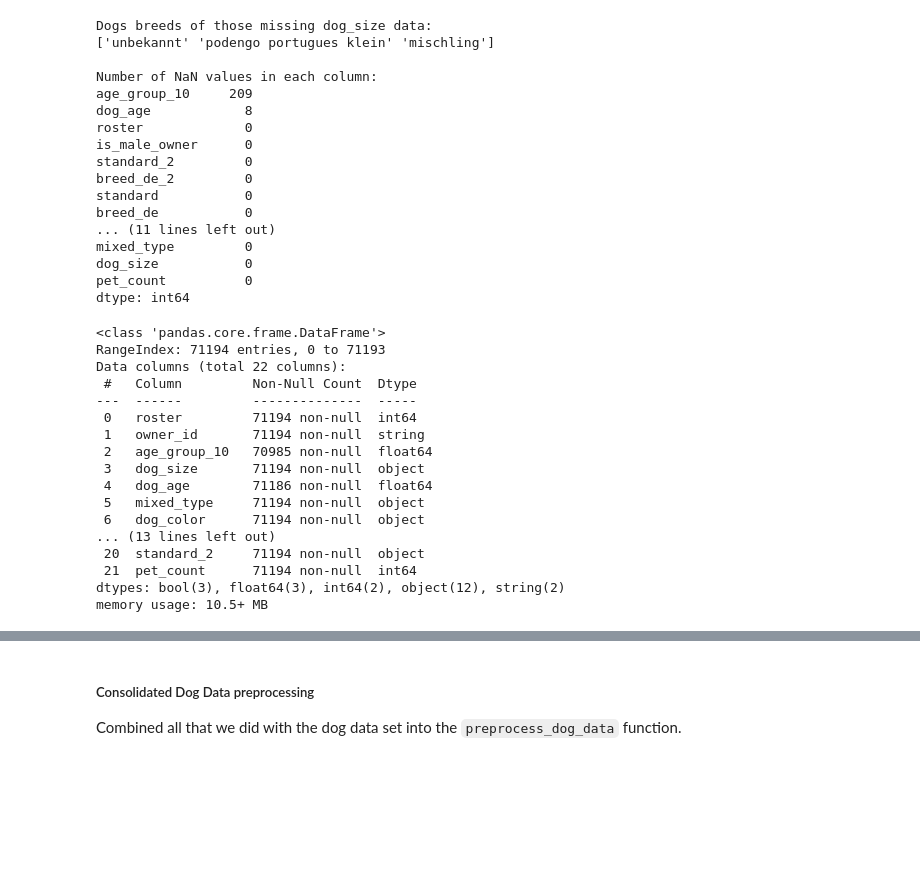
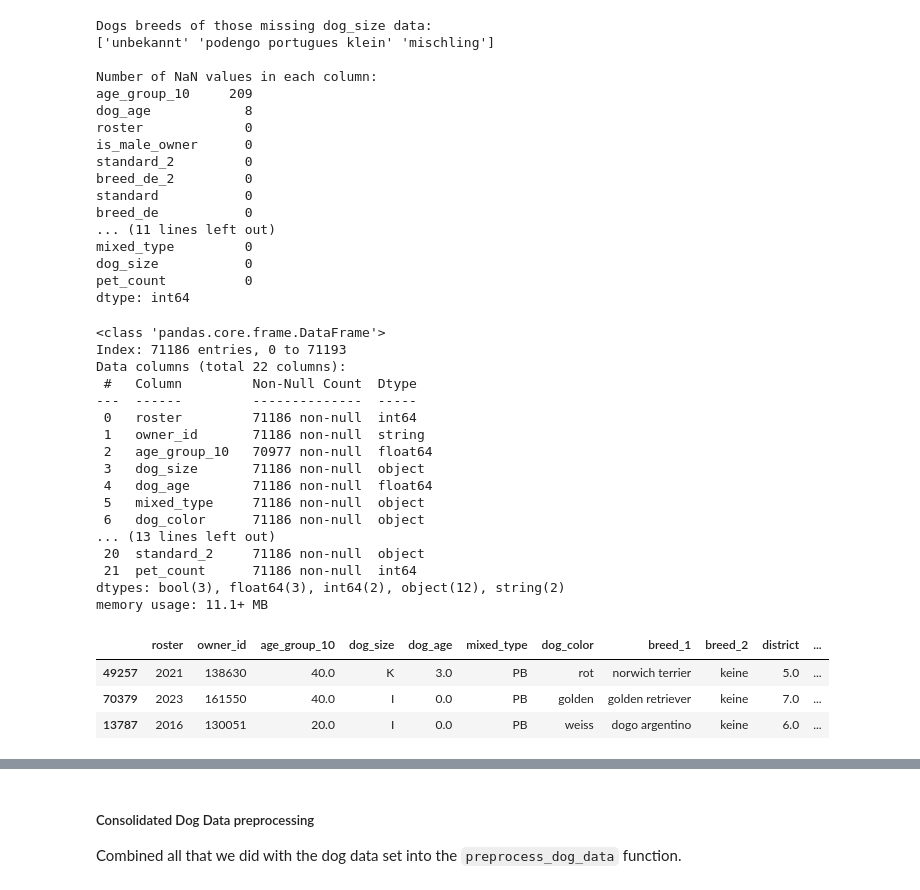
Before and after one commit to jonnross88/WhoLetThePuppiesIn, a Jupyter notebook: notebooks/02_data_wrangling.ipynb, the cells around one changed output, grey strips where cells are left out. Cells and saved outputs as stored; diff of their text form; code cells hidden in the pictures; blank space fills up the shorter version.

```diff
--- a/notebooks/02_data_wrangling.ipynb
+++ b/notebooks/02_data_wrangling.ipynb
@@ -937,24 +948,31 @@ mixed_type         0
 dog_size           0
 pet_count          0
 dtype: int64
+# %%
+dog_data.dropna(subset=["dog_age"], inplace=True)
 # %%
 dog_data.columns
 dog_data.info()
+dog_data.sample(3)
 # %% [output]
 <class 'pandas.core.frame.DataFrame'>
-RangeIndex: 71194 entries, 0 to 71193
+Index: 71186 entries, 0 to 71193
 Data columns (total 22 columns):
  #   Column         Non-Null Count  Dtype
 ---  ------         --------------  -----
- 0   roster         71194 non-null  int64
- 1   owner_id       71194 non-null  string
- 2   age_group_10   70985 non-null  float64
- 3   dog_size       71194 non-null  object
+ 0   roster         71186 non-null  int64
+ 1   owner_id       71186 non-null  string
+ 2   age_group_10   70977 non-null  float64
+ 3   dog_size       71186 non-null  object
  4   dog_age        71186 non-null  float64
- 5   mixed_type     71194 non-null  object
- 6   dog_color      71194 non-null  object
+ 5   mixed_type     71186 non-null  object
+ 6   dog_color      71186 non-null  object
 ... (13 lines left out)
- 20  standard_2     71194 non-null  object
- 21  pet_count      71194 non-null  int64
+ 20  standard_2     71186 non-null  object
+ 21  pet_count      71186 non-null  int64
 dtypes: bool(3), float64(3), int64(2), object(12), string(2)
-memory usage: 10.5+ MB
+memory usage: 11.1+ MB
+|  | roster | owner_id | age_group_10 | dog_size | dog_age | mixed_type | dog_color | breed_1 | breed_2 | district | ... |
+| 49257 | 2021 | 138630 | 40.0 | K | 3.0 | PB | rot | norwich terrier | keine | 5.0 | ... |
+| 70379 | 2023 | 161550 | 40.0 | I | 0.0 | PB | golden | golden retriever | keine | 7.0 | ... |
+| 13787 | 2016 | 130051 | 20.0 | I | 0.0 | PB | weiss | dogo argentino | keine | 6.0 | ... |
```
Also changed, not shown: parts of 32 cells of this notebook, 3 other files.
